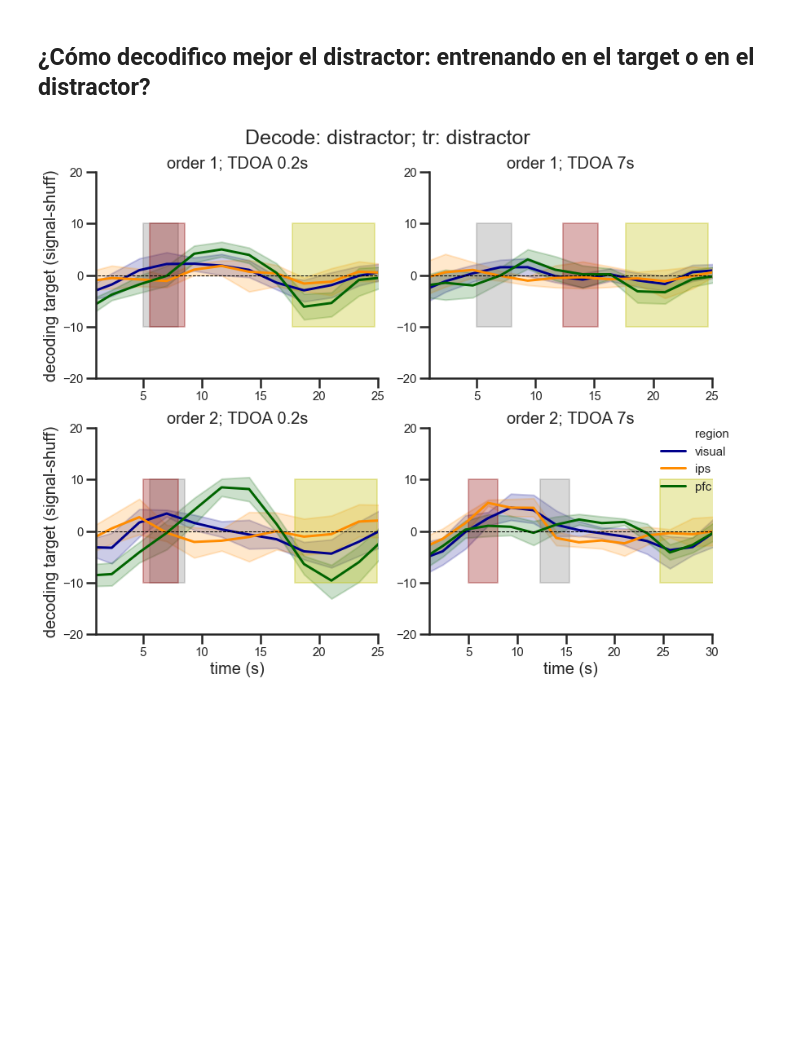
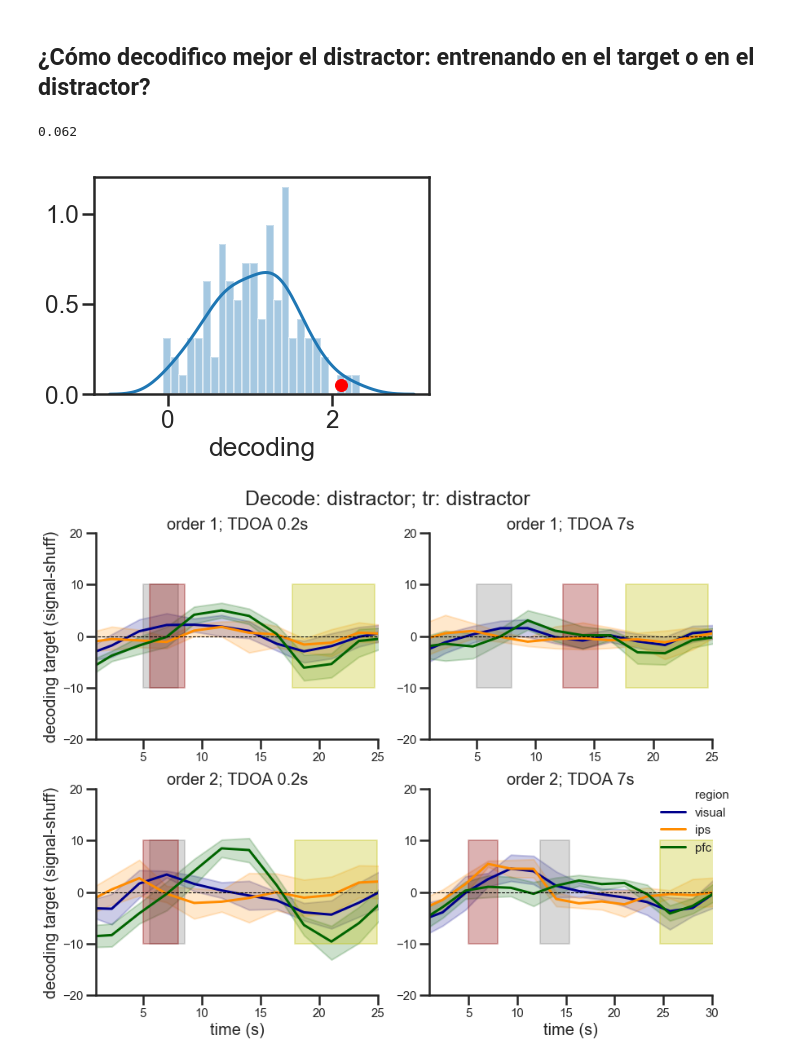
Before and after one commit to davidbestue/encoding, a Jupyter notebook: scripts/plots/IEM/Questions_100.ipynb, the cells around one changed output. Saved outputs shown, nothing was run; the diff lists cells and outputs as text; code cells hidden in the pictures; blank space fills up the shorter version.

```diff
--- a/scripts/plots/IEM/Questions_100.ipynb
+++ b/scripts/plots/IEM/Questions_100.ipynb
@@ -284,6 +285,19 @@ for cond in ['1_0.2','1_7', '2_0.2', '2_7']:
 #
 df_time_distractor = pd.DataFrame(df_time_distractor)
 df_time_distractor.columns=['times', 'decoding', 'region', 'subject', 'condition', 'label', 'training_item', 'decoding_item']
+# %%
+sns.distplot(dec_shuff, bins=25)
+plt.plot(dec_sig.decoding.iloc[0], 0.05, 'ro')
+
+
+p_value = permutation_test([dec_sig.decoding.iloc[0]], list(dec_shuff),
+                           method='approximate',
+                           num_rounds=1000,
+                           seed=0)
+print(p_value)
+# %% [output]
+0.062
+[figure, added]
 # %%
 df_x = df_time_distractor.loc[df_time_distractor['training_item']=='distractor']
 tiemcourse_c(df_x , 'Decode: distractor; tr: distractor', ylims=[-20,20])
```
Also changed, not shown: parts of 1 cell of this notebook, 2 other files.
